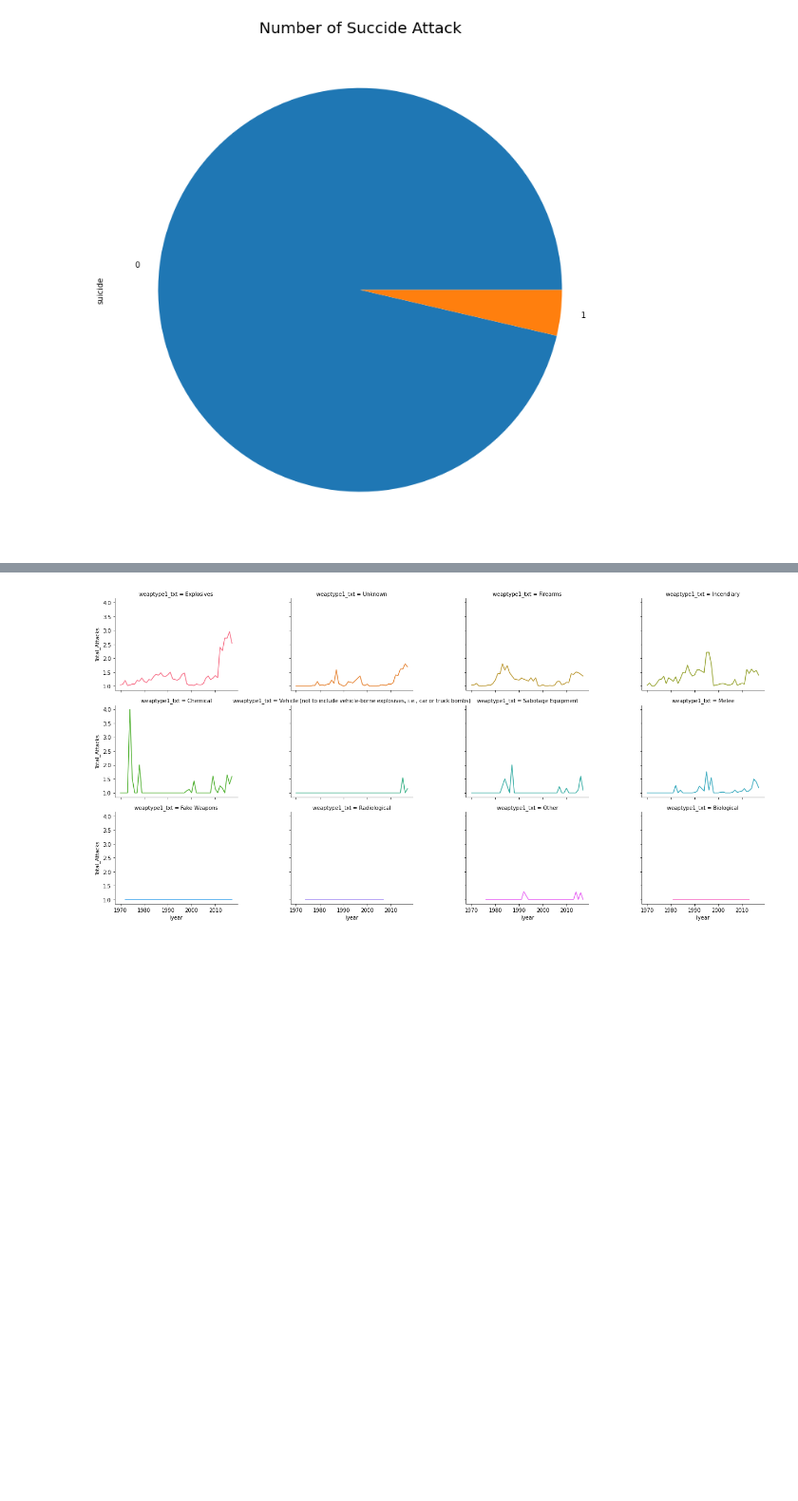
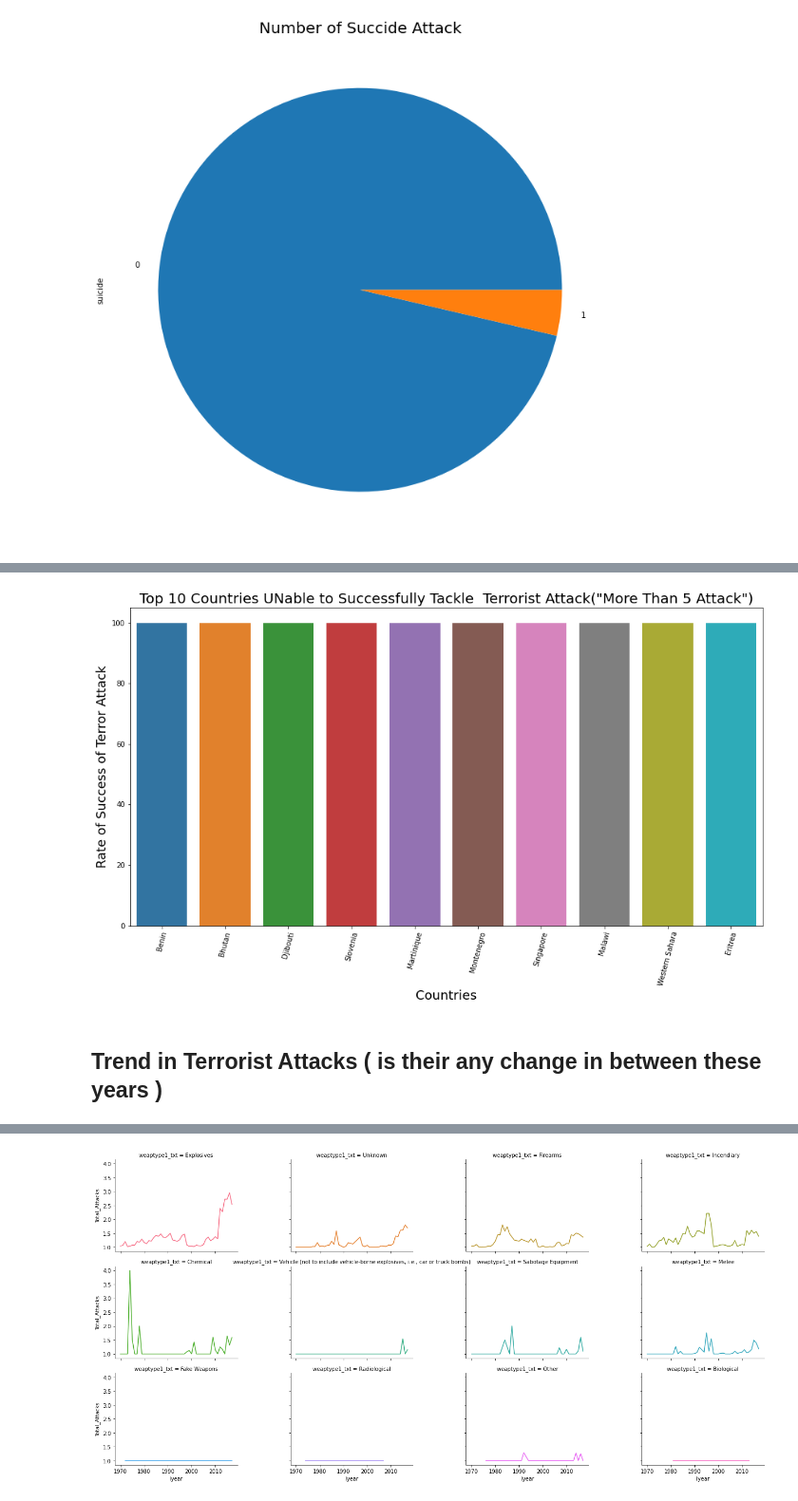
Before and after one commit to goswamimohit/Global_Terrorism_Analysis, a Jupyter notebook: Global_Terrorism_Analysis.ipynb, the cells around one changed output, grey strips where cells are left out. Shown at 95% size. Saved outputs shown, nothing was run; the diff lists cells and outputs as text; code cells hidden in the pictures; blank space fills up the shorter version.

```diff
--- a/Global_Terrorism_Analysis.ipynb
+++ b/Global_Terrorism_Analysis.ipynb
@@ -282,2 +290,15 @@ Index(['eventid', 'iyear', 'imonth', 'iday', 'country_txt', 'region_txt',
+# %%
+unable_stop_terror_attack=suceess_country[suceess_country['Total_Attacks']>=5].sort_values('Success_Rate_Attack',ascending=False )[:10]
+plot_unable_stop_terror_attack=unable_stop_terror_attack.loc[:,['Country','Success_Rate_Attack','Total_Attacks']]
+ax=plt.rcParams['figure.figsize'] = 16,8.27
+ax=sns.barplot(x='Country',y='Success_Rate_Attack',data=plot_unable_stop_terror_attack)
+ax.set_xlabel('Countries',fontsize=18)
+plt.xticks(rotation = 75)
+ax.set_ylabel('Rate of Success of Terror Attack',fontsize=18)
+ax.set_title('Top 10 Countries UNable to Successfully Tackle  Terrorist Attack("More Than 5 Attack")',fontsize=20);
+# %% [output]
+[figure, added]
+# %% [markdown]
+## Trend in Terrorist Attacks ( is their any change in between these years )
 # %%
 attack_per_year=df_1.groupby(['iyear','targtype1_txt','target1','success','weaptype1_txt','gname'])['eventid'].count().to_frame(name = 'Total_Attacks').reset_index()
```
Also changed, not shown: parts of 15 cells of this notebook.
